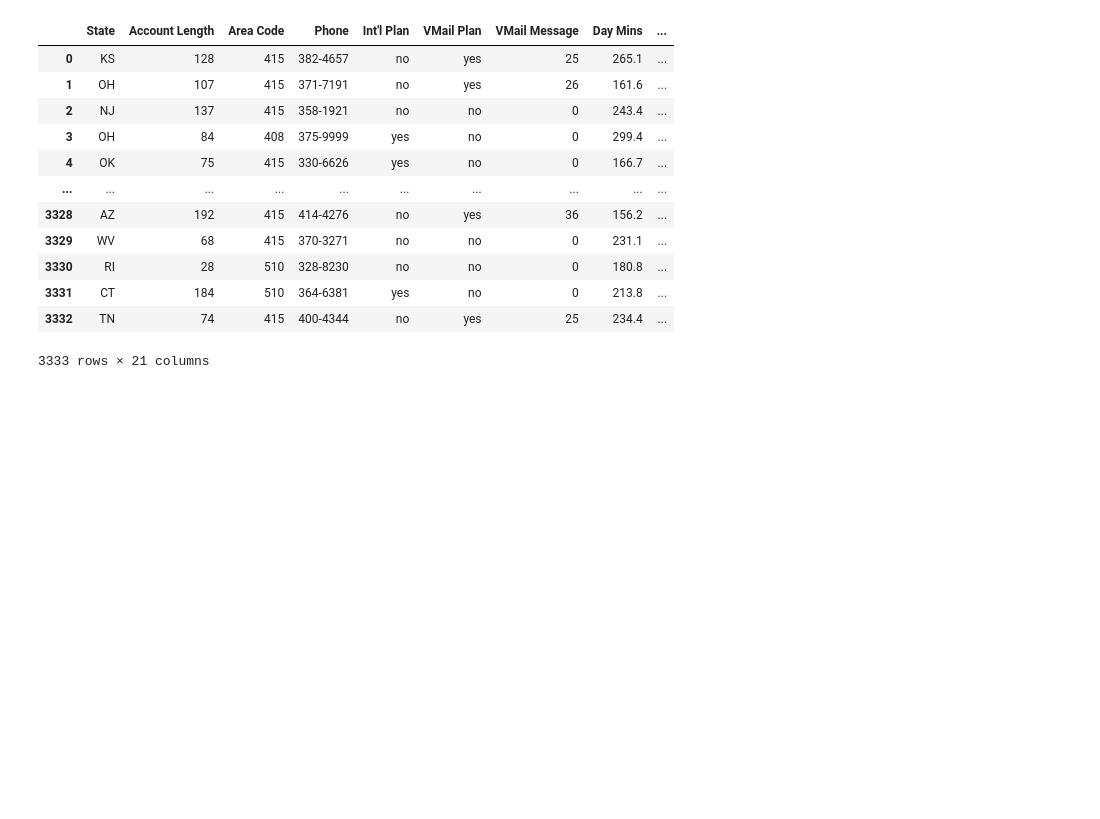
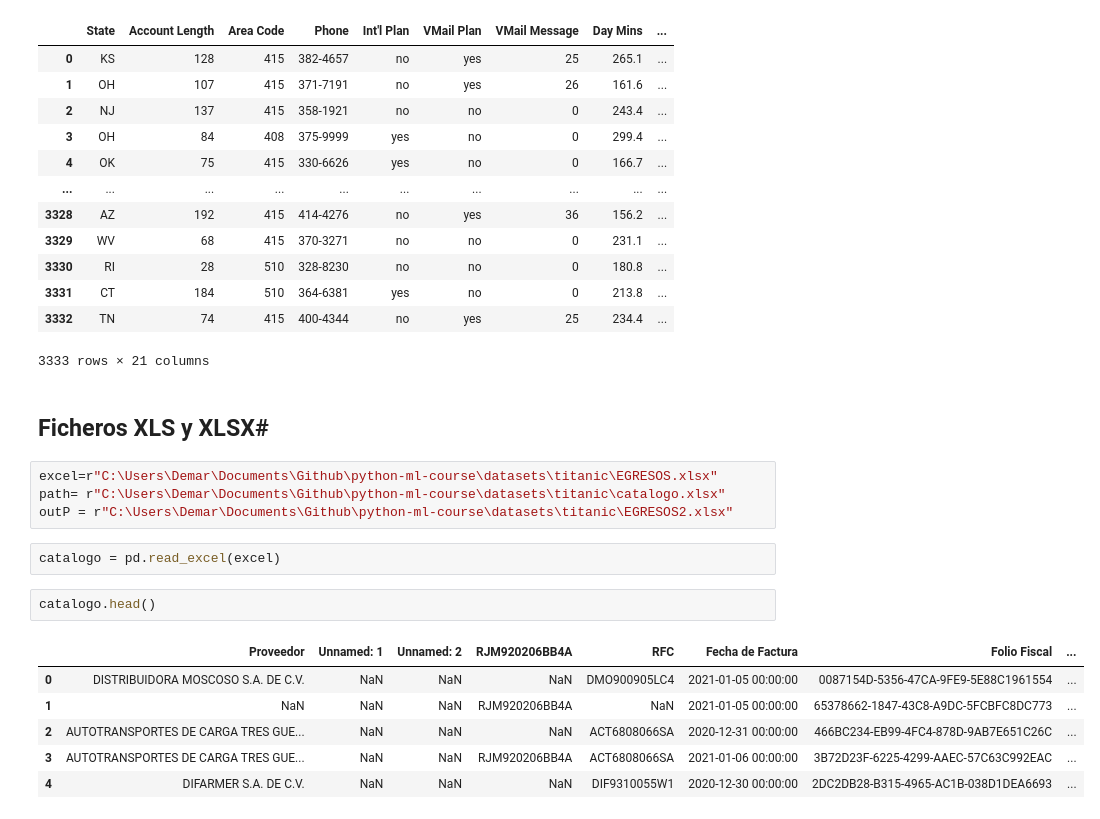
Before and after one commit to Rsg2313/python-ml-course, a Jupyter notebook: notes/Note Tema 1.ipynb, the cells around one changed output. Saved outputs shown, nothing was run; the diff lists cells and outputs as text; blank space fills up the shorter version.

```diff
--- a/notes/Note Tema 1.ipynb
+++ b/notes/Note Tema 1.ipynb
@@ -94,3 +94,20 @@ df4
 | 3331 | CT | 184 | 510 | 364-6381 | yes | no | 0 | 213.8 | ... |
 | 3332 | TN | 74 | 415 | 400-4344 | no | yes | 25 | 234.4 | ... |
 3333 rows × 21 columns
+# %% [markdown]
+## Ficheros XLS y XLSX#
+# %%
+excel=r"C:\Users\Demar\Documents\Github\python-ml-course\datasets\titanic\EGRESOS.xlsx"
+path= r"C:\Users\Demar\Documents\Github\python-ml-course\datasets\titanic\catalogo.xlsx"
+outP = r"C:\Users\Demar\Documents\Github\python-ml-course\datasets\titanic\EGRESOS2.xlsx"
+# %%
+catalogo = pd.read_excel(excel)
+# %%
+catalogo.head()
+# %% [output]
+|  | Proveedor | Unnamed: 1 | Unnamed: 2 | RJM920206BB4A | RFC | Fecha de Factura | Folio Fiscal | ... |
+| 0 | DISTRIBUIDORA MOSCOSO S.A. DE C.V. | NaN | NaN | NaN | DMO900905LC4 | 2021-01-05 00:00:00 | 0087154D-5356-47CA-9FE9-5E88C1961554 | ... |
+| 1 | NaN | NaN | NaN | RJM920206BB4A | NaN | 2021-01-05 00:00:00 | 65378662-1847-43C8-A9DC-5FCBFC8DC773 | ... |
+| 2 | AUTOTRANSPORTES DE CARGA TRES GUE... | NaN | NaN | NaN | ACT6808066SA | 2020-12-31 00:00:00 | 466BC234-EB99-4FC4-878D-9AB7E651C26C | ... |
+| 3 | AUTOTRANSPORTES DE CARGA TRES GUE... | NaN | NaN | RJM920206BB4A | ACT6808066SA | 2021-01-06 00:00:00 | 3B72D23F-6225-4299-AAEC-57C63C992EAC | ... |
+| 4 | DIFARMER S.A. DE C.V. | NaN | NaN | NaN | DIF9310055W1 | 2020-12-30 00:00:00 | 2DC2DB28-B315-4965-AC1B-038D1DEA6693 | ... |
```
Also changed, not shown: parts of 5 cells of this notebook, 7 other files.
